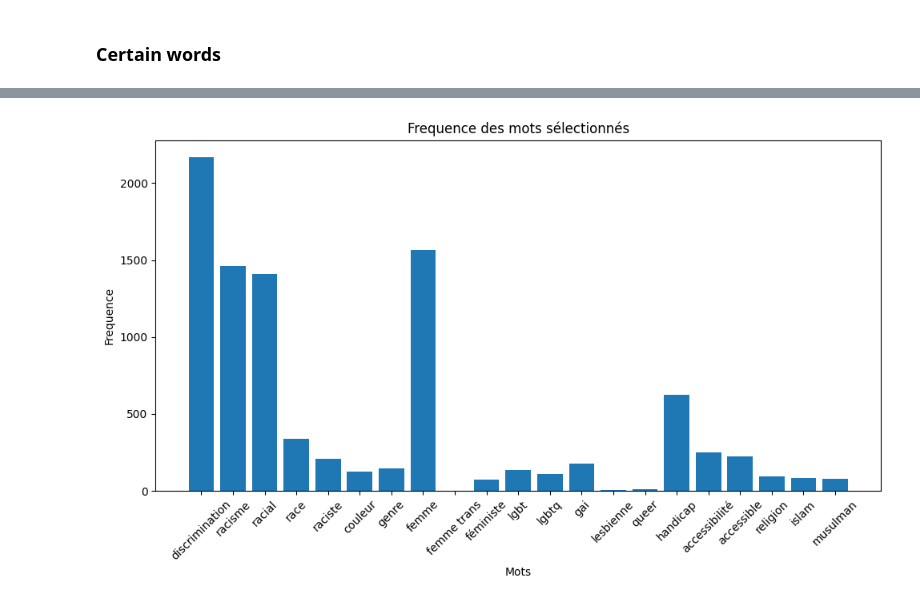
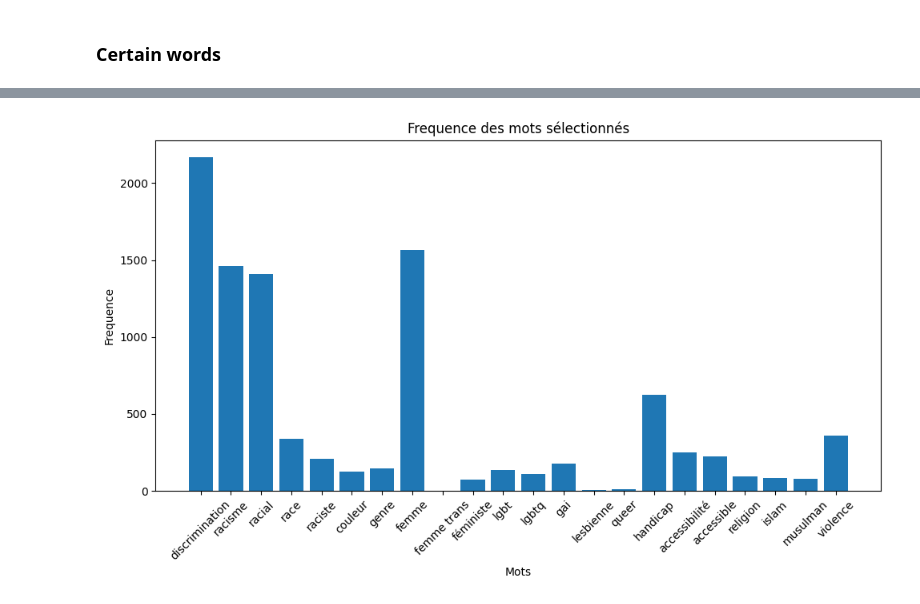
Before and after one commit to 9scorp4/labrri_ocpm_systemic_racism, a Jupyter notebook: word_frequency.ipynb, the cells around one changed output, grey strips where cells are left out. Saved outputs shown, nothing was run; the diff lists cells and outputs as text; code cells hidden in the pictures.

```diff
--- a/word_frequency.ipynb
+++ b/word_frequency.ipynb
@@ -117,7 +117,8 @@ words = [
     'accessible',
     'religion',
     'islam',
-    'musulman'
+    'musulman',
+    'violence'
 ]
 # Run the chart
 chart = WordFrequencyChart(DB_PATH).frequency_certain_words(words)
@@ -128 +132 @@ chart = WordFrequencyChart(DB_PATH).frequency_certain_words(words)
-[figure, old version]
+[figure, new version]
```
Also changed, not shown: parts of 1 cell of this notebook, 12 other files.
